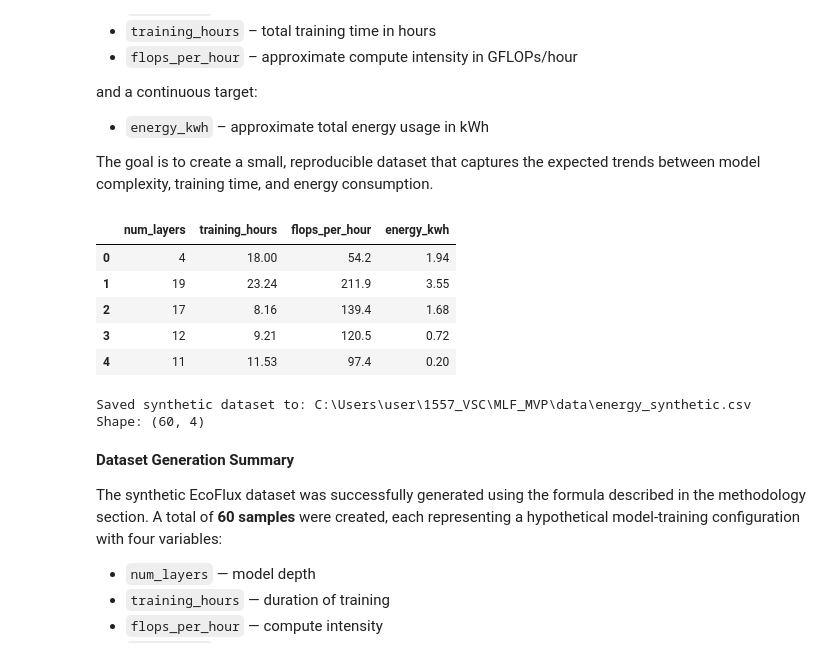
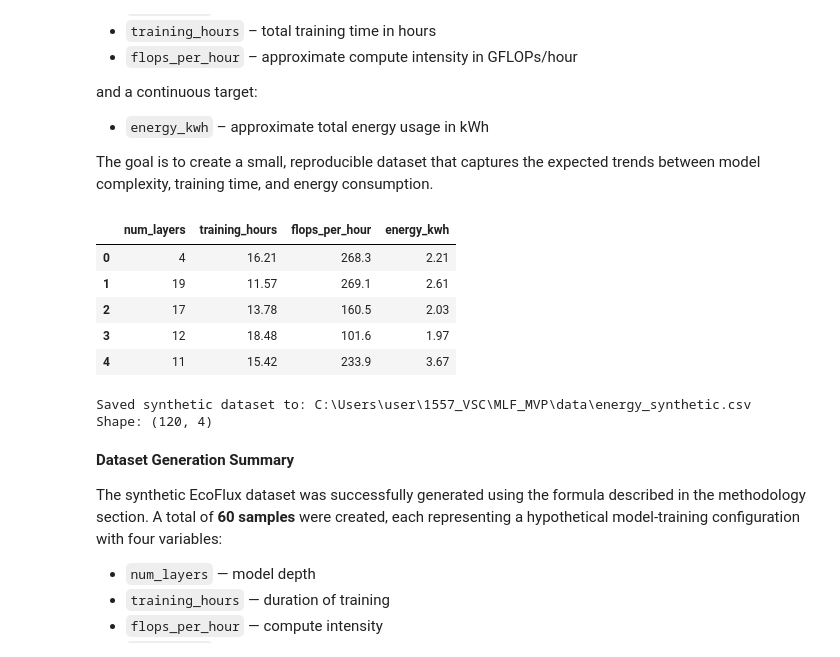
Before and after one commit to Sabrina1911/FoundationsofMachineLearningFrameworks_EcoFlux, a Jupyter notebook: notebooks/EcoFlux_FinalProject.ipynb, the cells around one changed output. Cells and saved outputs as stored; diff of their text form; code cells hidden in the pictures.

```diff
--- a/notebooks/EcoFlux_FinalProject.ipynb
+++ b/notebooks/EcoFlux_FinalProject.ipynb
@@ -25,58 +25,59 @@ and a continuous target:
 The goal is to create a small, reproducible dataset that captures the expected
 trends between model complexity, training time, and energy consumption.
 # %%
-# --- EcoFlux synthetic dataset generation --- #
+# --- EcoFlux synthetic dataset generation (Updated to 100 rows) --- #
 import numpy as np
 import pandas as pd
 from pathlib import Path
 
-rng = np.random.default_rng(42)  # reproducible
+rng = np.random.default_rng(42)  # reproducible seed
 
-n_rows = 60  # 40–100 is reasonable for this project
+n_rows = 120   # Updated from 60 → 100 to match the final project structure
 
 # Feature sampling
-num_layers = rng.integers(2, 25, size=n_rows)          # 2–24 layers
-training_hours = rng.uniform(0.5, 24.0, size=n_rows)   # hours
-flops_per_hour = rng.uniform(10.0, 300.0, size=n_rows) # GFLOPs/hour
+num_layers = rng.integers(2, 25, size=n_rows)           # 2–24 layers
+training_hours = rng.uniform(0.5, 24.0, size=n_rows)    # training duration
+flops_per_hour = rng.uniform(10.0, 300.0, size=n_rows)  # GFLOPs/hour
 
-# Underlying "true" energy model with noise
+# Underlying "true" energy model with added noise
 base = 0.5
 energy_kwh = (
     base
     + 0.05 * num_layers
     + 0.02 * training_hours * (flops_per_hour / 50.0)
-    + rng.normal(0, 0.8, size=n_rows)  # small Gaussian noise
+    + rng.normal(0, 0.8, size=n_rows)  # Gaussian noise
 )
 
-# Clip to non-negative energies
+# Clip to non-negative values
 energy_kwh = np.clip(energy_kwh, a_min=0.2, a_max=None)
 
+# Create DataFrame
 df = pd.DataFrame({
     "num_layers": num_layers,
     "training_hours": training_hours.round(2),
     "flops_per_hour": flops_per_hour.round(1),
     "energy_kwh": energy_kwh.round(2),
 })
 
 display(df.head())
 
 # Save to ../data
 data_dir = Path("..") / "data"
 data_dir.mkdir(parents=True, exist_ok=True)
 csv_path = data_dir / "energy_synthetic.csv"
 df.to_csv(csv_path, index=False)
 
 print(f"Saved synthetic dataset to: {csv_path.resolve()}")
 print("Shape:", df.shape)
 # %% [output]
 |  | num_layers | training_hours | flops_per_hour | energy_kwh |
-| 0 | 4 | 18.00 | 54.2 | 1.94 |
-| 1 | 19 | 23.24 | 211.9 | 3.55 |
-| 2 | 17 | 8.16 | 139.4 | 1.68 |
-| 3 | 12 | 9.21 | 120.5 | 0.72 |
-| 4 | 11 | 11.53 | 97.4 | 0.20 |
+| 0 | 4 | 16.21 | 268.3 | 2.21 |
+| 1 | 19 | 11.57 | 269.1 | 2.61 |
+| 2 | 17 | 13.78 | 160.5 | 2.03 |
+| 3 | 12 | 18.48 | 101.6 | 1.97 |
+| 4 | 11 | 15.42 | 233.9 | 3.67 |
 Saved synthetic dataset to: C:\Users\user\1557_VSC\MLF_MVP\data\energy_synthetic.csv
-Shape: (60, 4)
+Shape: (120, 4)
 # %% [markdown]
 **Dataset Generation Summary**
 
```
Also changed, not shown: parts of 5 cells of this notebook, 3 other files.
